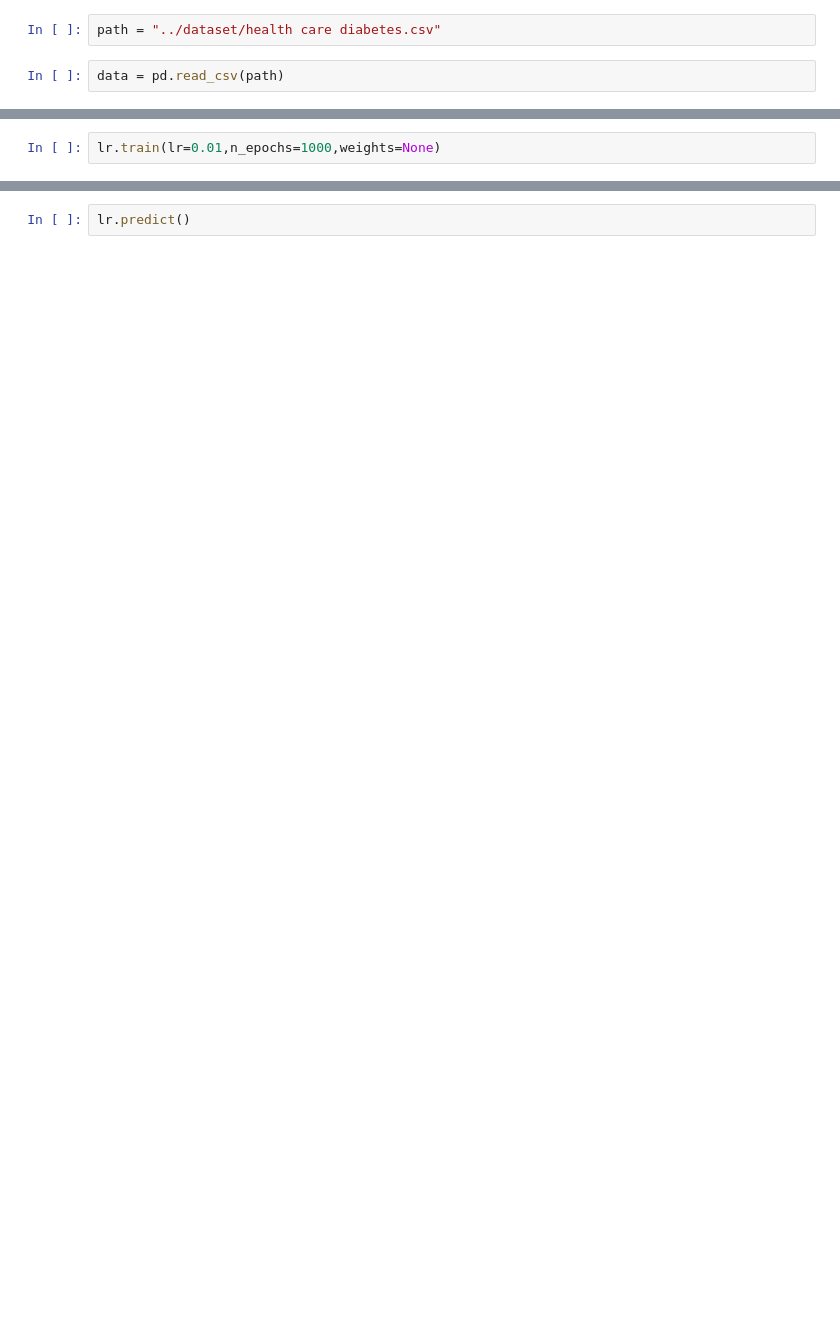
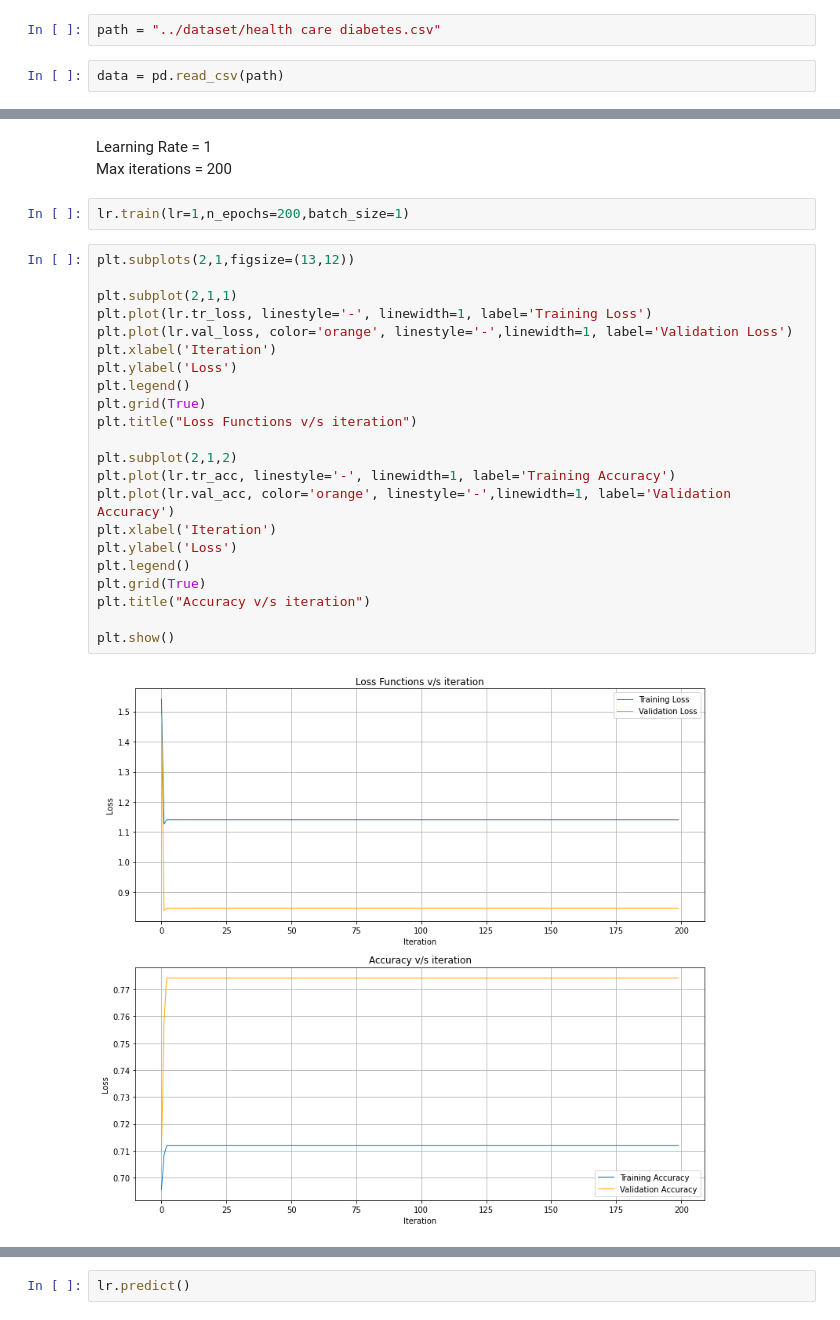
Before and after one commit to latentghost/ML-Assignments, a Jupyter notebook: Assignment1/B/B.ipynb, the cells around one changed output, grey strips where cells are left out. Saved outputs shown, nothing was run; the diff lists cells and outputs as text; blank space fills up the shorter version.

```diff
--- a/Assignment1/B/B.ipynb
+++ b/Assignment1/B/B.ipynb
@@ -33,2 +65,29 @@ lr = LogisticRegression(data=data,target=-1,test_size=0.2,val_size=0.1,regulariz
+# %% [markdown]
+Learning Rate = 1
+Max iterations = 200
 # %%
-lr.train(lr=0.01,n_epochs=1000,weights=None)
+lr.train(lr=1,n_epochs=200,batch_size=1)
+# %%
+plt.subplots(2,1,figsize=(13,12))
+
+plt.subplot(2,1,1)
+plt.plot(lr.tr_loss, linestyle='-', linewidth=1, label='Training Loss')
+plt.plot(lr.val_loss, color='orange', linestyle='-',linewidth=1, label='Validation Loss')
+plt.xlabel('Iteration')
+plt.ylabel('Loss')
+plt.legend()
+plt.grid(True)
+plt.title("Loss Functions v/s iteration")
+
+plt.subplot(2,1,2)
+plt.plot(lr.tr_acc, linestyle='-', linewidth=1, label='Training Accuracy')
+plt.plot(lr.val_acc, color='orange', linestyle='-',linewidth=1, label='Validation Accuracy')
+plt.xlabel('Iteration')
+plt.ylabel('Loss')
+plt.legend()
+plt.grid(True)
+plt.title("Accuracy v/s iteration")
+
+plt.show()
+# %% [output]
+[figure, added]
```
Also changed, not shown: parts of 116 cells of this notebook.
